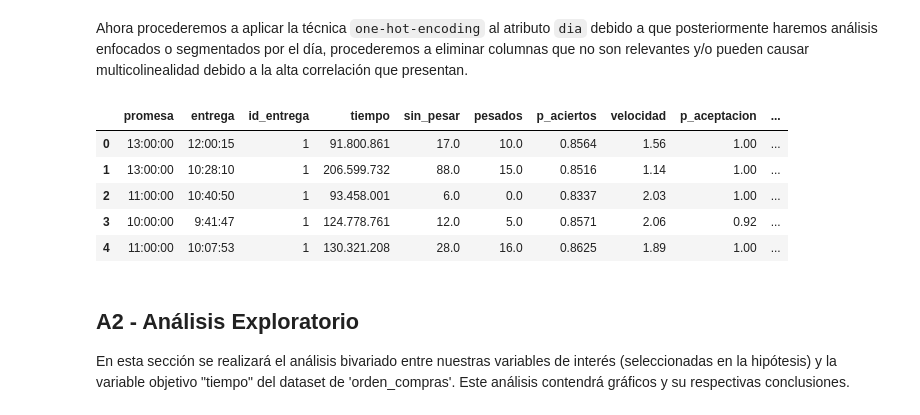
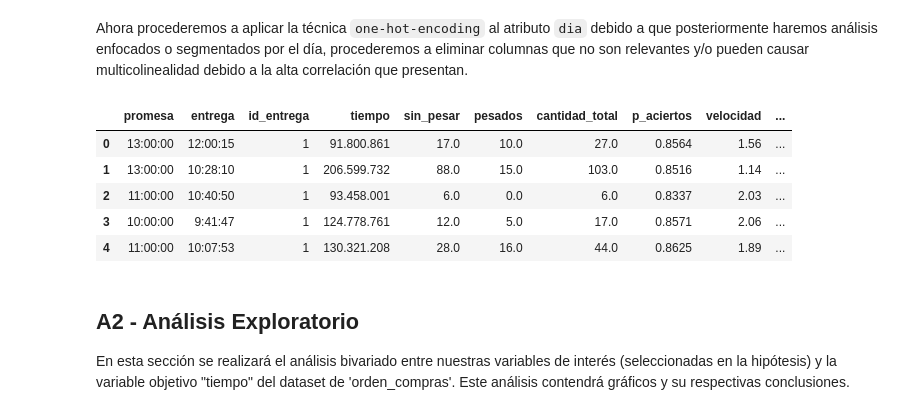
Before and after one commit to callejasv1/proyecto_oraculo, a Jupyter notebook: ProyectoV_Original.ipynb, the cells around one changed output. Saved outputs shown, nothing was run; the diff lists cells and outputs as text; code cells hidden in the pictures.

```diff
--- a/ProyectoV_Original.ipynb
+++ b/ProyectoV_Original.ipynb
@@ -532,25 +530,27 @@ distancias['longitud_y'] = (pd.to_numeric(df['longitud_tienda'].str.replace('.',
 df['distancia']= distancias.apply(lambda x: haversine((x['latitud_x'], x['longitud_x']),(x['latitud_y'], x['longitud_y'])), axis=1)
 # %% [markdown]
 Ahora procederemos a aplicar la técnica `one-hot-encoding` al atributo `dia` debido a que posteriormente haremos análisis enfocados o segmentados por el día, procederemos a eliminar columnas que no son relevantes y/o pueden causar multicolinealidad debido a la alta correlación que presentan.
+# %%
+df['dia_copy'] = df['dia']
 # %%
 #one-hot-enconding al atributo dia
 df = pd.get_dummies(df, prefix='dia', prefix_sep='_', columns=['dia'])
 
 #Se renombran ciertas columnas del dataframe
 df.rename(columns={'dia_0':'domingo', 'dia_1':'lunes', 'dia_2':'martes', 'dia_3':'miercoles',
-                   'dia_4':'jueves', 'dia_5':'viernes', 'dia_6':'sabado'}, inplace=True)
+                   'dia_4':'jueves', 'dia_5':'viernes', 'dia_6':'sabado', 'dia_copy':'dia'}, inplace=True)
 
 #Se eliminan columnas no relevantes
 df.drop(columns=['id_orden', 'latitud', 'longitud', 'id_recolector', 'id_transporte', 'id_tienda',
-                 'cantidad_total', 'tienda', 'latitud_tienda', 'longitud_tienda'], inplace=True)
+                 'tienda', 'latitud_tienda', 'longitud_tienda'], inplace=True)
 df.head()
 # %% [output]
-|  | promesa | entrega | id_entrega | tiempo | sin_pesar | pesados | p_aciertos | velocidad | p_aceptacion | ... |
-| 0 | 13:00:00 | 12:00:15 | 1 | 91.800.861 | 17.0 | 10.0 | 0.8564 | 1.56 | 1.00 | ... |
-| 1 | 13:00:00 | 10:28:10 | 1 | 206.599.732 | 88.0 | 15.0 | 0.8516 | 1.14 | 1.00 | ... |
-| 2 | 11:00:00 | 10:40:50 | 1 | 93.458.001 | 6.0 | 0.0 | 0.8337 | 2.03 | 1.00 | ... |
-| 3 | 10:00:00 | 9:41:47 | 1 | 124.778.761 | 12.0 | 5.0 | 0.8571 | 2.06 | 0.92 | ... |
-| 4 | 11:00:00 | 10:07:53 | 1 | 130.321.208 | 28.0 | 16.0 | 0.8625 | 1.89 | 1.00 | ... |
+|  | promesa | entrega | id_entrega | tiempo | sin_pesar | pesados | cantidad_total | p_aciertos | velocidad | ... |
+| 0 | 13:00:00 | 12:00:15 | 1 | 91.800.861 | 17.0 | 10.0 | 27.0 | 0.8564 | 1.56 | ... |
+| 1 | 13:00:00 | 10:28:10 | 1 | 206.599.732 | 88.0 | 15.0 | 103.0 | 0.8516 | 1.14 | ... |
+| 2 | 11:00:00 | 10:40:50 | 1 | 93.458.001 | 6.0 | 0.0 | 6.0 | 0.8337 | 2.03 | ... |
+| 3 | 10:00:00 | 9:41:47 | 1 | 124.778.761 | 12.0 | 5.0 | 17.0 | 0.8571 | 2.06 | ... |
+| 4 | 11:00:00 | 10:07:53 | 1 | 130.321.208 | 28.0 | 16.0 | 44.0 | 0.8625 | 1.89 | ... |
 # %% [markdown]
 ## A2 - Análisis Exploratorio
 
```
Also changed, not shown: parts of 2 cells of this notebook.
